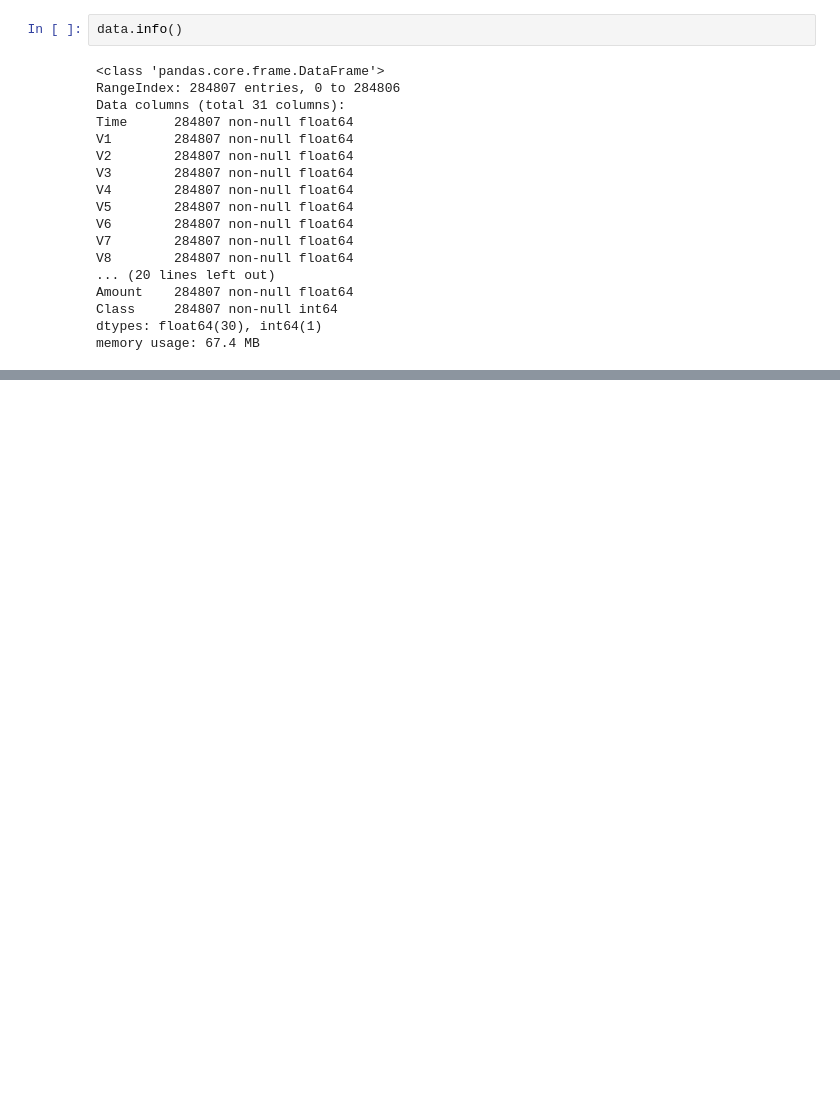
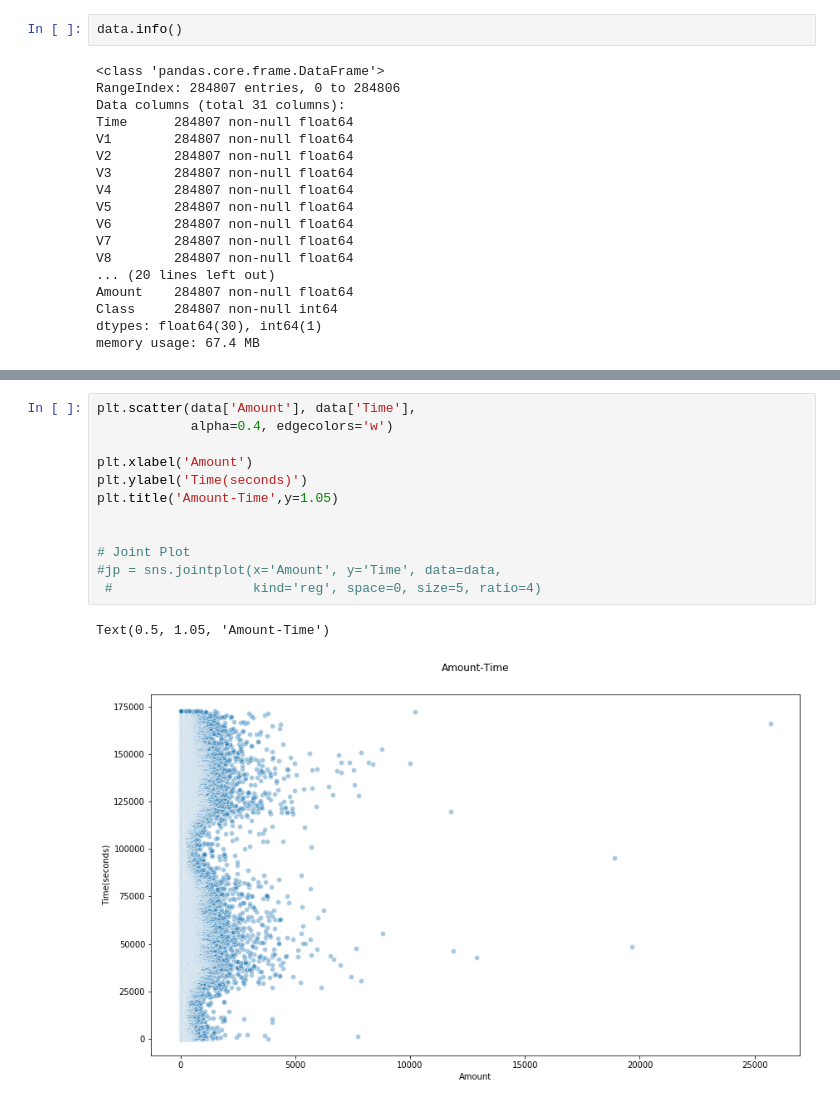
Before and after one commit to harshitgupta1998/Credit-Card-Fraud-Detection-Using-SMOTE, a Jupyter notebook: kernel7f0ac9c051.ipynb, the cells around one changed output, grey strips where cells are left out. Drawn from its saved outputs; the diff is of its cells as text; blank space fills up the shorter version.

```diff
--- a/kernel7f0ac9c051.ipynb
+++ b/kernel7f0ac9c051.ipynb
@@ -106,0 +125,15 @@ print(amt_df)
+# %%
+plt.scatter(data['Amount'], data['Time'],
+            alpha=0.4, edgecolors='w')
+
+plt.xlabel('Amount')
+plt.ylabel('Time(seconds)')
+plt.title('Amount-Time',y=1.05)
+
+
+# Joint Plot
+#jp = sns.jointplot(x='Amount', y='Time', data=data,
+ #                  kind='reg', space=0, size=5, ratio=4)
+# %% [output]
+Text(0.5, 1.05, 'Amount-Time')
+[figure, added]
```
Also changed, not shown: parts of 5 cells of this notebook.
